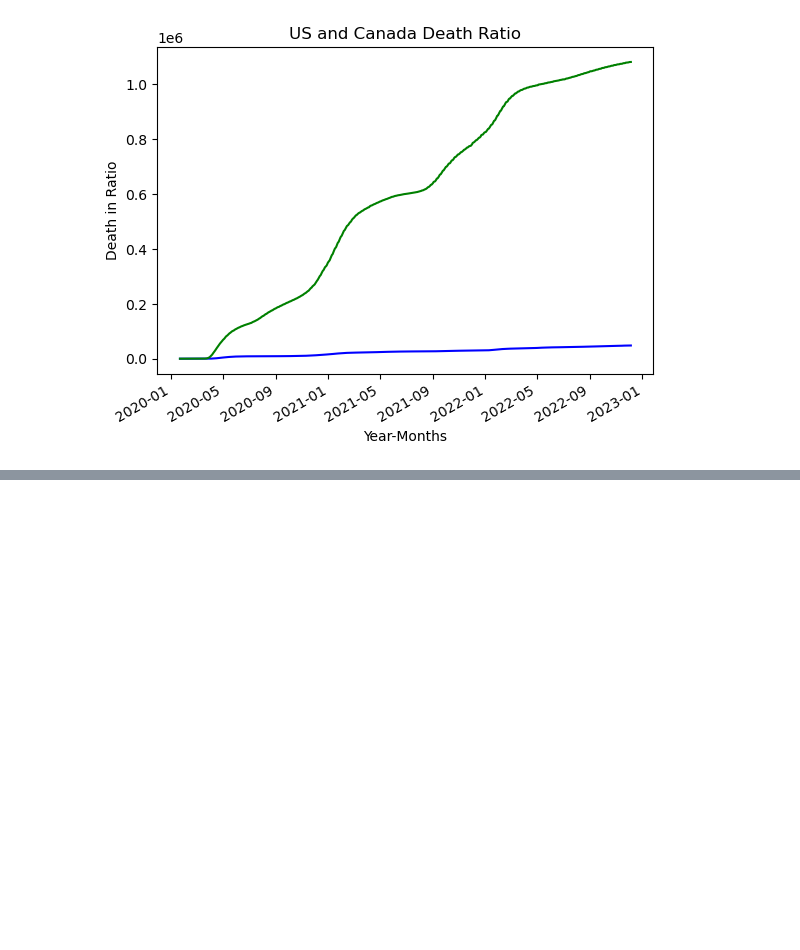
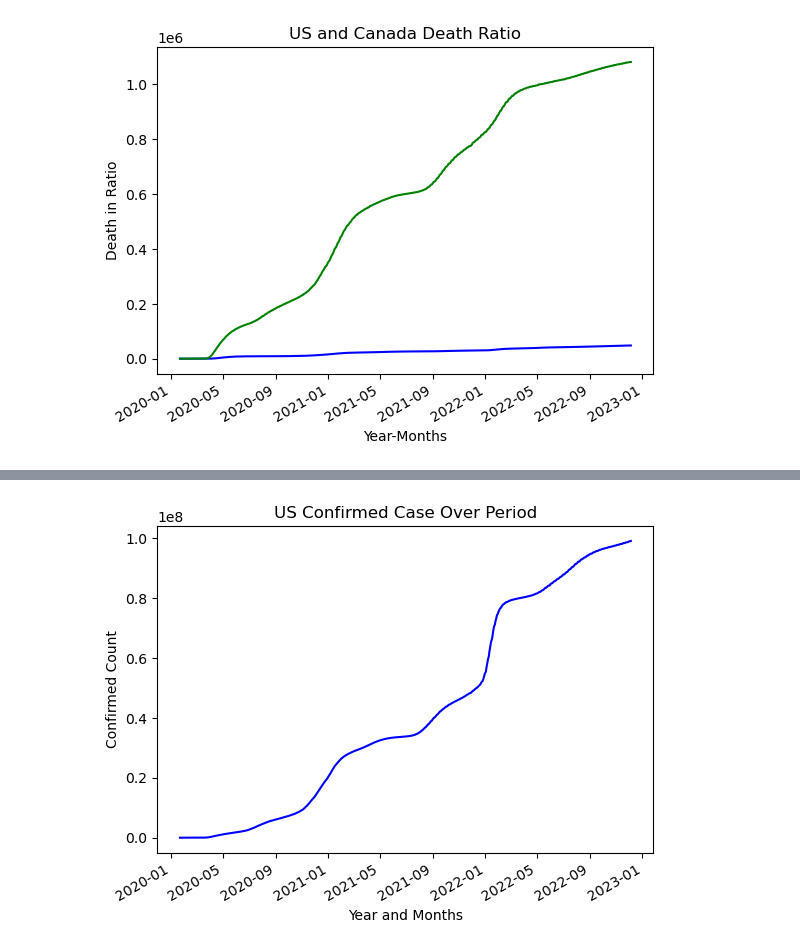
Before and after one commit to AIDA-Saskatchewan-polytechnic/Final-Project-By-Jerry-Sherin, a Jupyter notebook: Final.ipynb, the cells around one changed output, grey strips where cells are left out. Drawn from its saved outputs; the diff is of its cells as text; code cells hidden in the pictures; blank space fills up the shorter version.

```diff
--- a/Final.ipynb
+++ b/Final.ipynb
@@ -420,0 +433,12 @@ plt.show()
+# %%
+fig = plt.figure()
+plt.plot_date(df_final['date'],df_final['US_Confirmed_Cases_Count'],'b-')
+
+plt.title("US Confirmed Case Over Period")
+plt.xlabel("Year and Months")
+plt.ylabel("Confirmed Count")
+
+fig.autofmt_xdate()
+plt.show()
+# %% [output]
+[figure, added]
```
Also changed, not shown: parts of 7 cells of this notebook.
